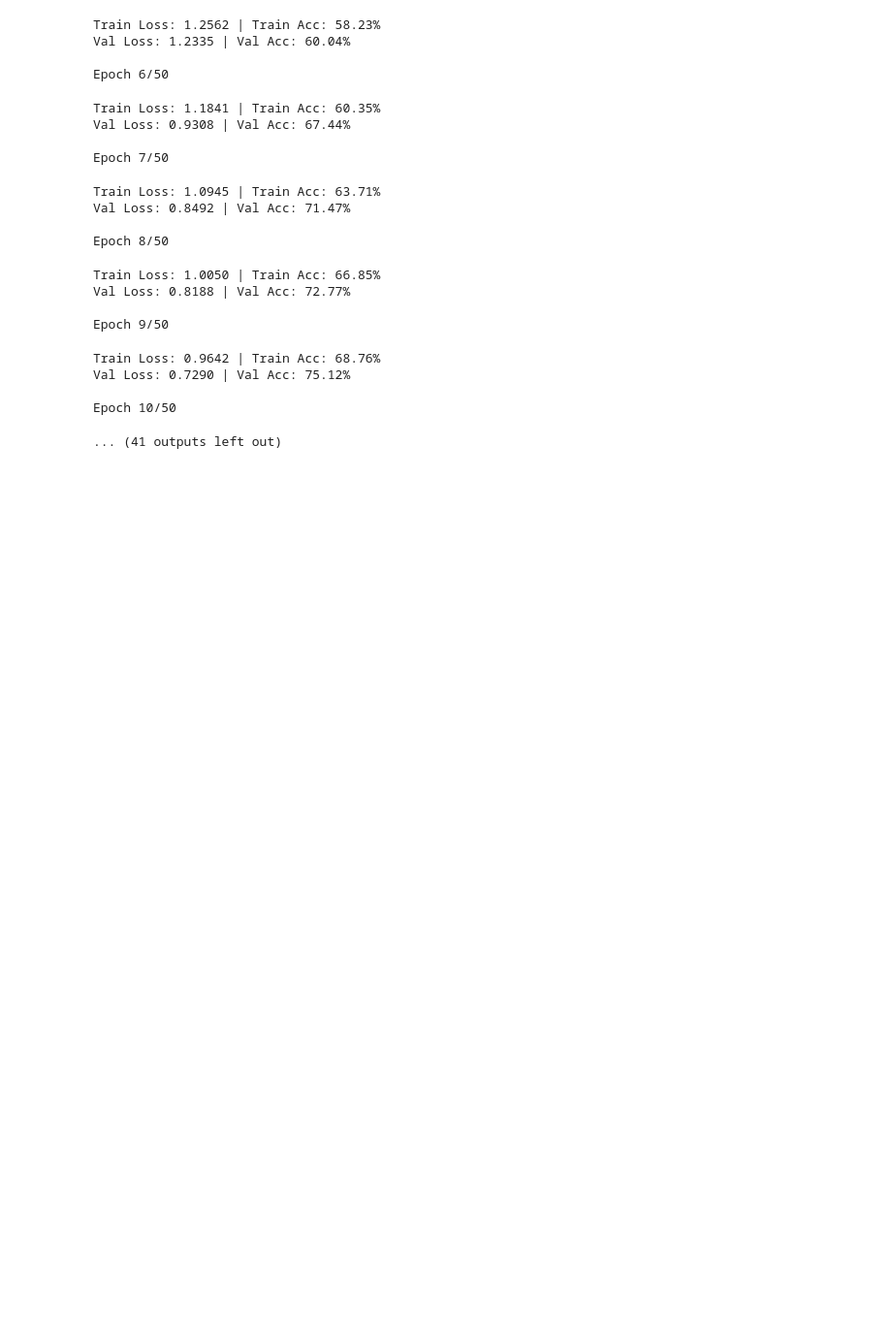
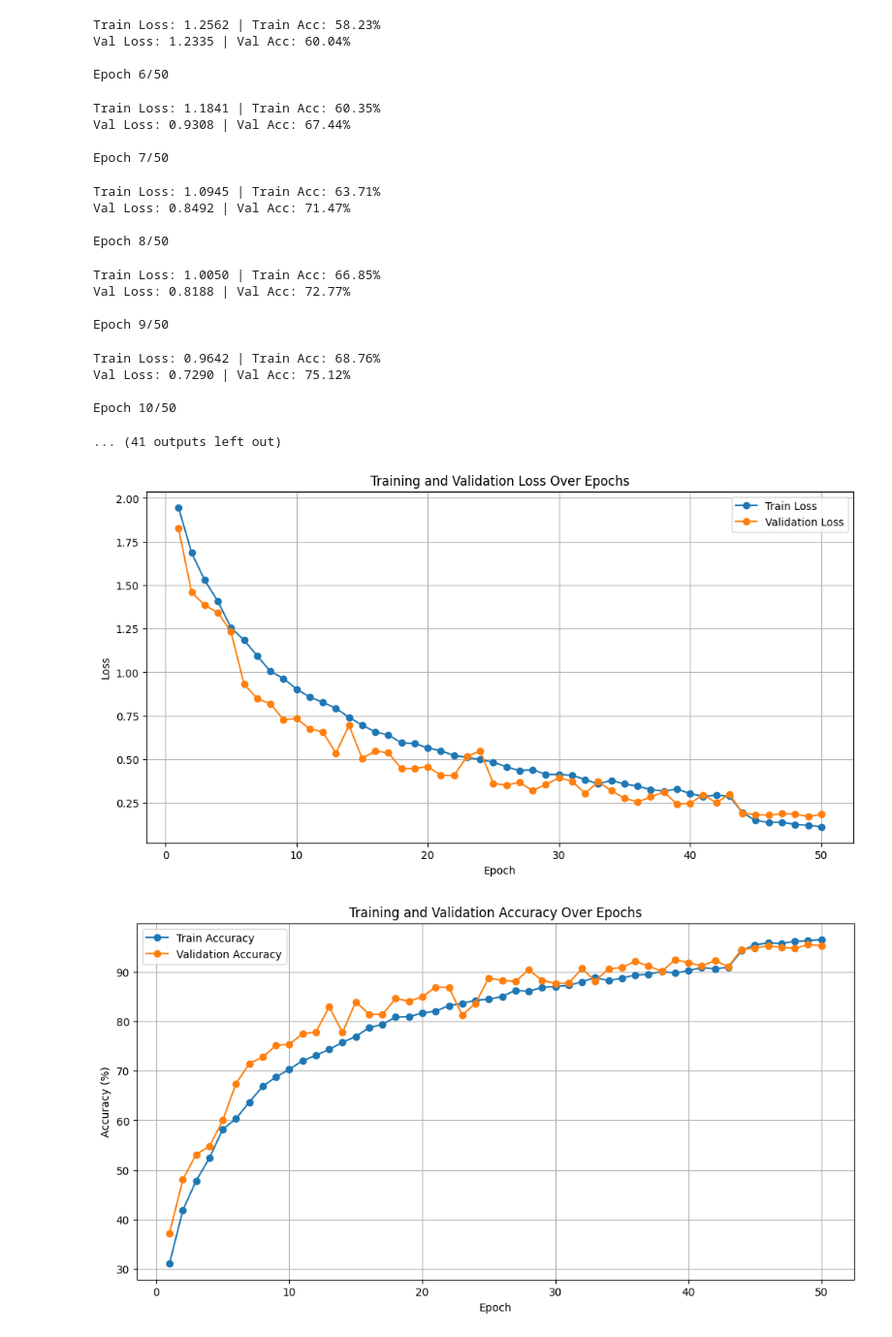
Before and after one commit to MdAnaskhan0/ThesisWork, a Jupyter notebook: Paddy Disease Classification CustomeRIceNet.ipynb, the cells around one changed output. Shown at 97% size. Drawn from its saved outputs; the diff is of its cells as text; code cells hidden in the pictures; blank space fills up the shorter version.

```diff
--- a/Paddy Disease Classification CustomeRIceNet.ipynb
+++ b/Paddy Disease Classification CustomeRIceNet.ipynb
@@ -327,3 +327,34 @@ Val Loss: 0.7290 | Val Acc: 75.12%
 
 Epoch 10/50
 ... (41 outputs left out)
+# %%
+import pandas as pd
+import matplotlib.pyplot as plt
+
+# Load the training history
+training_history = pd.read_csv('training_history.csv')
+
+# Plot training and validation loss
+plt.figure(figsize=(12, 6))
+plt.plot(training_history['epoch'], training_history['train_loss'], label='Train Loss', marker='o')
+plt.plot(training_history['epoch'], training_history['val_loss'], label='Validation Loss', marker='o')
+plt.title('Training and Validation Loss Over Epochs')
+plt.xlabel('Epoch')
+plt.ylabel('Loss')
+plt.legend()
+plt.grid()
+plt.show()
+
+# Plot training and validation accuracy
+plt.figure(figsize=(12, 6))
+plt.plot(training_history['epoch'], training_history['train_acc'], label='Train Accuracy', marker='o')
+plt.plot(training_history['epoch'], training_history['val_acc'], label='Validation Accuracy', marker='o')
+plt.title('Training and Validation Accuracy Over Epochs')
+plt.xlabel('Epoch')
+plt.ylabel('Accuracy (%)')
+plt.legend()
+plt.grid()
+plt.show()
+# %% [output]
+[figure, added]
+[figure, added]
```
